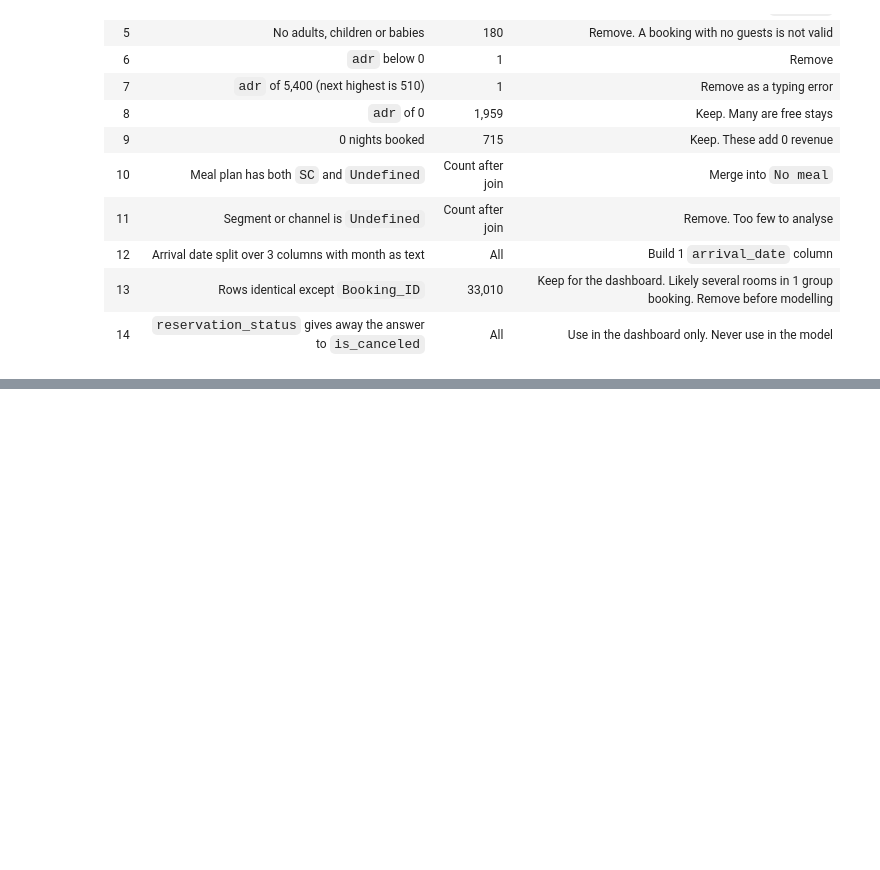
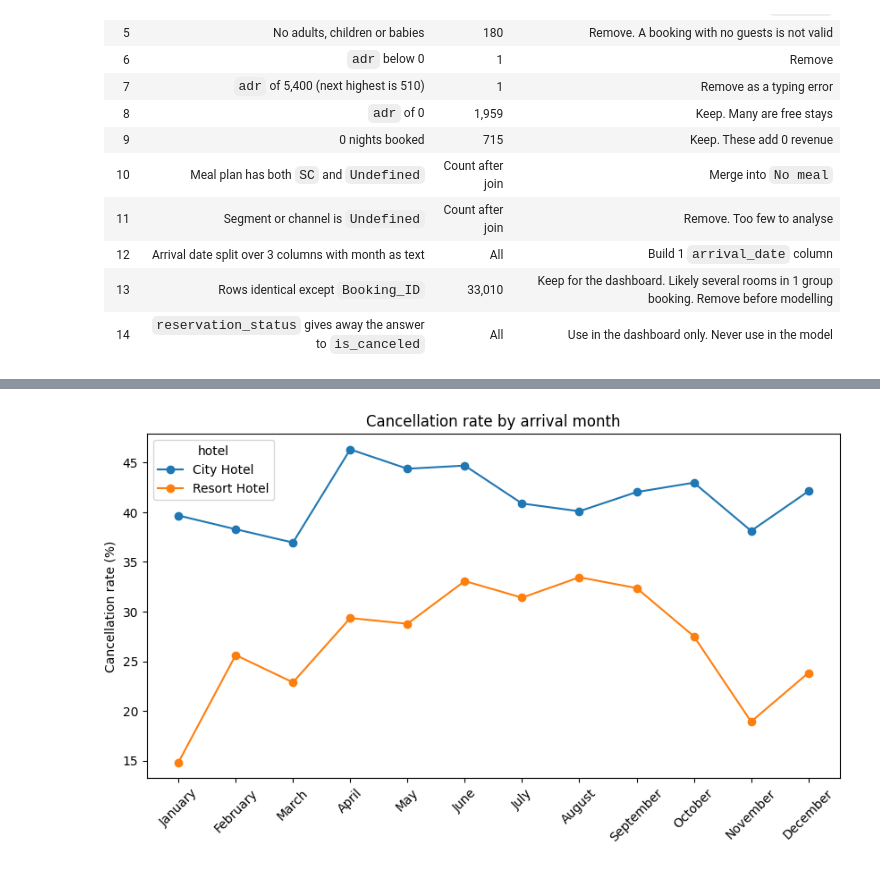
Before and after one commit to ahchu2525/capstone-hosp, a Jupyter notebook: hotel.ipynb, the cells around one changed output, grey strips where cells are left out. Saved outputs shown, nothing was run; the diff lists cells and outputs as text; code cells hidden in the pictures; blank space fills up the shorter version.

```diff
--- a/hotel.ipynb
+++ b/hotel.ipynb
@@ -242,0 +311,12 @@ True
+# %%
+monthly_rate = df.groupby(['arrival_date_month', 'hotel'])['is_canceled'].mean().unstack() * 100
+monthly_rate = monthly_rate.reindex(month_order)
+
+monthly_rate.plot(kind='line', marker='o', figsize=(10, 5))
+plt.title('Cancellation rate by arrival month')
+plt.ylabel('Cancellation rate (%)')
+plt.xlabel('')
+plt.xticks(range(12), month_order, rotation=45)
+plt.show()
+# %% [output]
+[figure, added]
```
Also changed, not shown: parts of 31 cells of this notebook.
